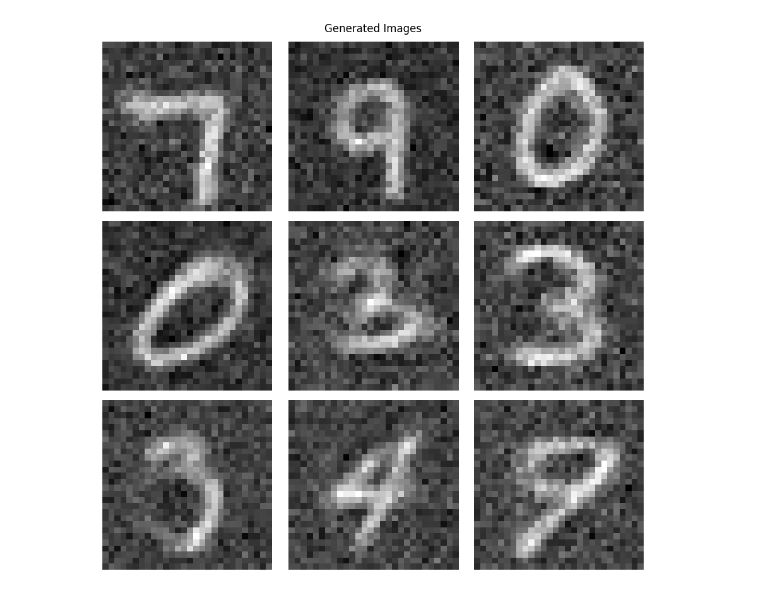
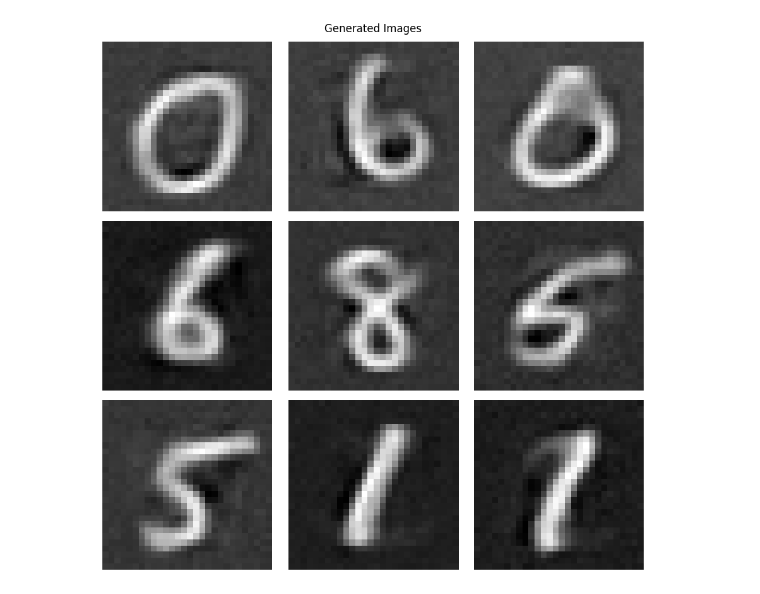
Before and after one commit to SwayStar123/simplest_diffusion, a Jupyter notebook: diffusion.ipynb, the cells around one changed output. Drawn from its saved outputs; the diff is of its cells as text; code cells hidden in the pictures.

```diff
--- a/diffusion.ipynb
+++ b/diffusion.ipynb
@@ -117,27 +117,30 @@ plt.show()
 # %%
-def sample(model, bs: int = 9, steps: int = 10):
+def sample(model, bs: int = 9, steps: int = 100):
     x = torch.randn(bs, 28*28).to(device)
+
+    pred_weight = 4/steps
+    x_weight = 1 - pred_weight
 
     for _ in range(steps):
         pred = model.forward(x)
-        x = x * 0.8 + pred * 0.2
+        x = x * x_weight + pred * pred_weight
     return x
 # %%
-imgs = sample(model, 9, 10)
+imgs = sample(model, 9, 100)
 
 # Plot images in 3x3 grid
 fig, axes = plt.subplots(3, 3, figsize=(9, 9))
 fig.suptitle('Generated Images')
 
 for i, ax in enumerate(axes.flat):
     if i < len(imgs):
         img = imgs[i].reshape(28, 28).detach().cpu().numpy()
         ax.imshow(img, cmap='gray')
         ax.axis('off')
     else:
         ax.axis('off')
 
 plt.tight_layout()
 plt.show()
 # %% [output]
-[figure, old version]
+[figure, new version]
```
Also changed, not shown: parts of 3 cells of this notebook.
